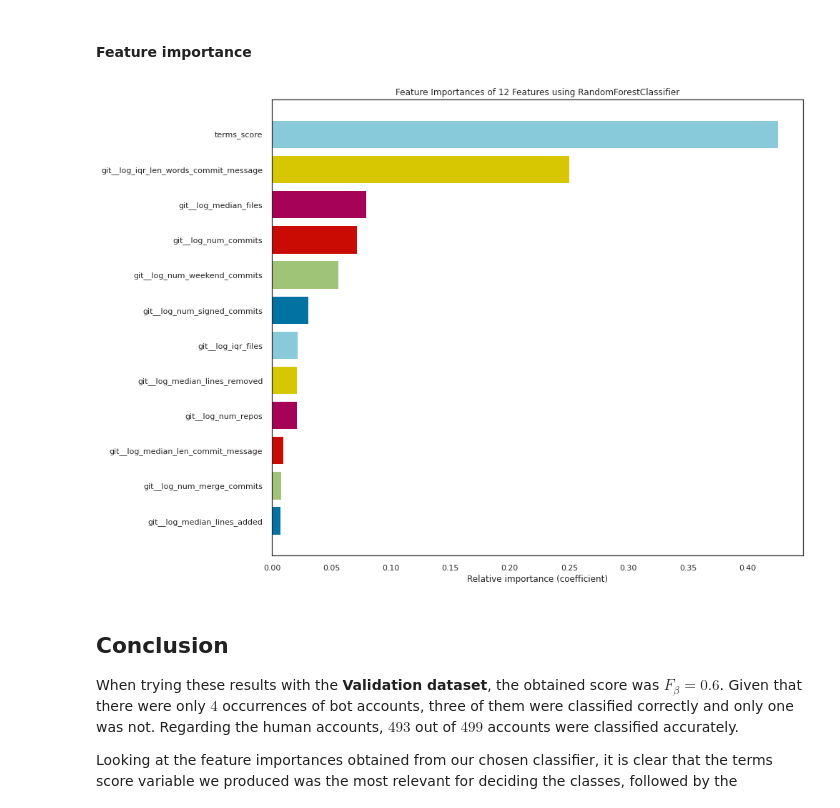
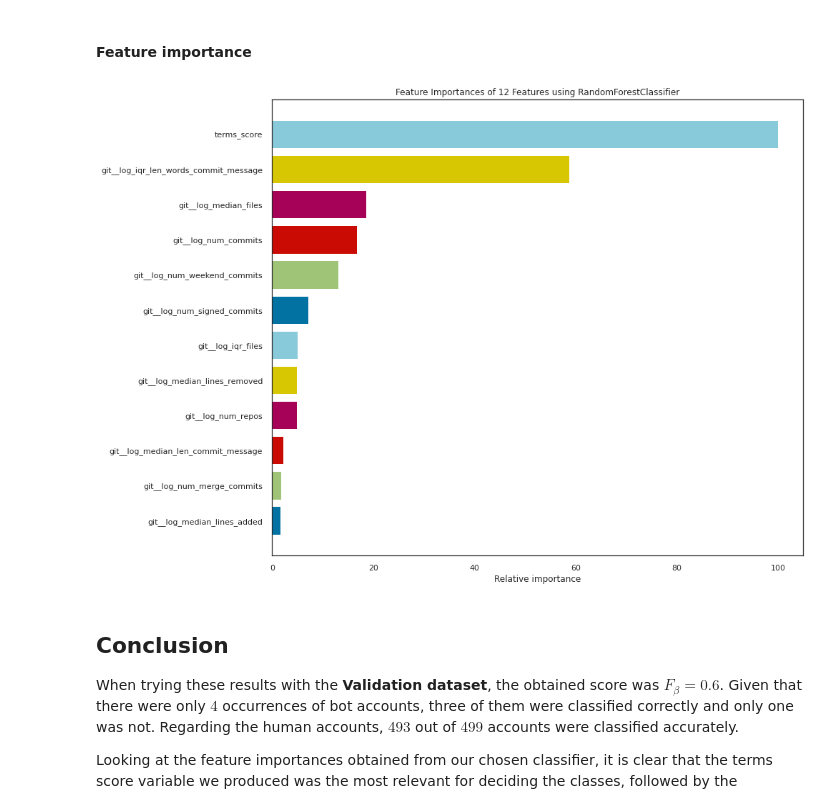
Before and after one commit to mafesan/2021-tfm-code, a Jupyter notebook: revelio/classifiers.ipynb, the cells around one changed output. Saved outputs shown, nothing was run; the diff lists cells and outputs as text; code cells hidden in the pictures.

Commit message:
[notebooks] Update images of feature importance in Classifiers
Signed-off-by: Miguel Ángel Fernández <mafesan.work@gmail.com>

```diff
--- a/revelio/classifiers.ipynb
+++ b/revelio/classifiers.ipynb
@@ -717,11 +717,11 @@ plt.legend();
 # %% [markdown]
 #### Feature importance
 # %%
-viz = FeatureImportances(rf_adj, xlabel='Relative importance (coefficient)', relative=False, colormap='yellowbrick')
+viz = FeatureImportances(rf_adj, xlabel='Relative importance', relative=True, colormap='yellowbrick')
 viz.fit(X_val_git, y_val_git)
 viz.show();
 # %% [output]
-[figure, old version]
+[figure, new version]
 # %% [markdown]
 ## Conclusion
 
```
Also changed, not shown: parts of 3 cells of this notebook.
